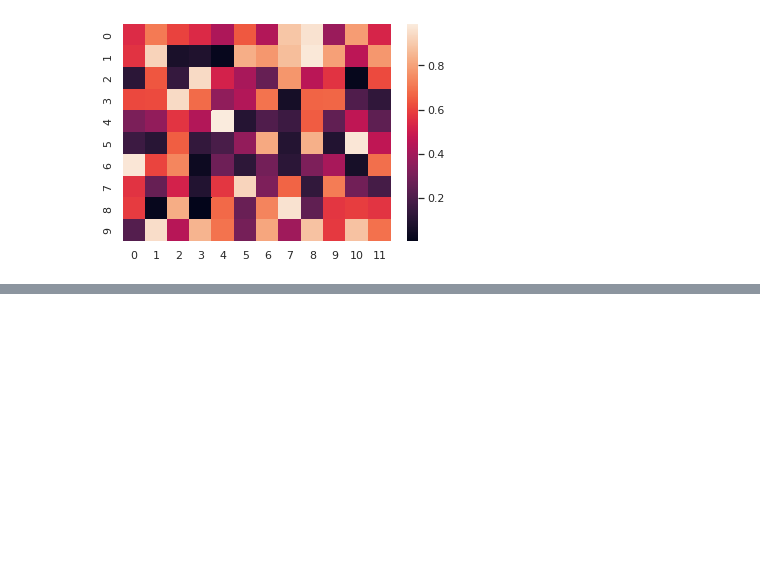
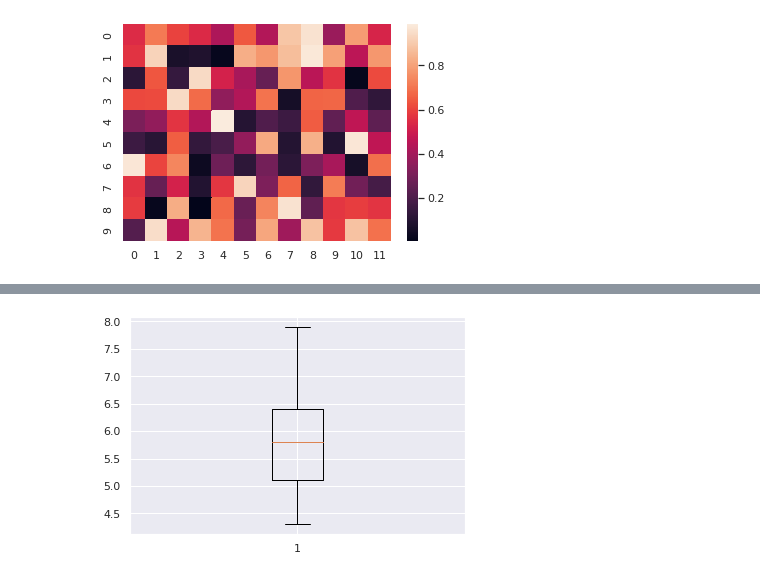
Before and after one commit to paulo-santos-ds/Estatistica, a Jupyter notebook: Estatistica.ipynb, the cells around one changed output, grey strips where cells are left out. Saved outputs shown, nothing was run; the diff lists cells and outputs as text; code cells hidden in the pictures; blank space fills up the shorter version.

```diff
--- a/Estatistica.ipynb
+++ b/Estatistica.ipynb
@@ -115,0 +128,5 @@ df.head()
+# %%
+plt.boxplot(df['sepal length (cm)'])
+plt.show()
+# %% [output]
+[figure, added]
```
Also changed, not shown: parts of 2 cells of this notebook.
